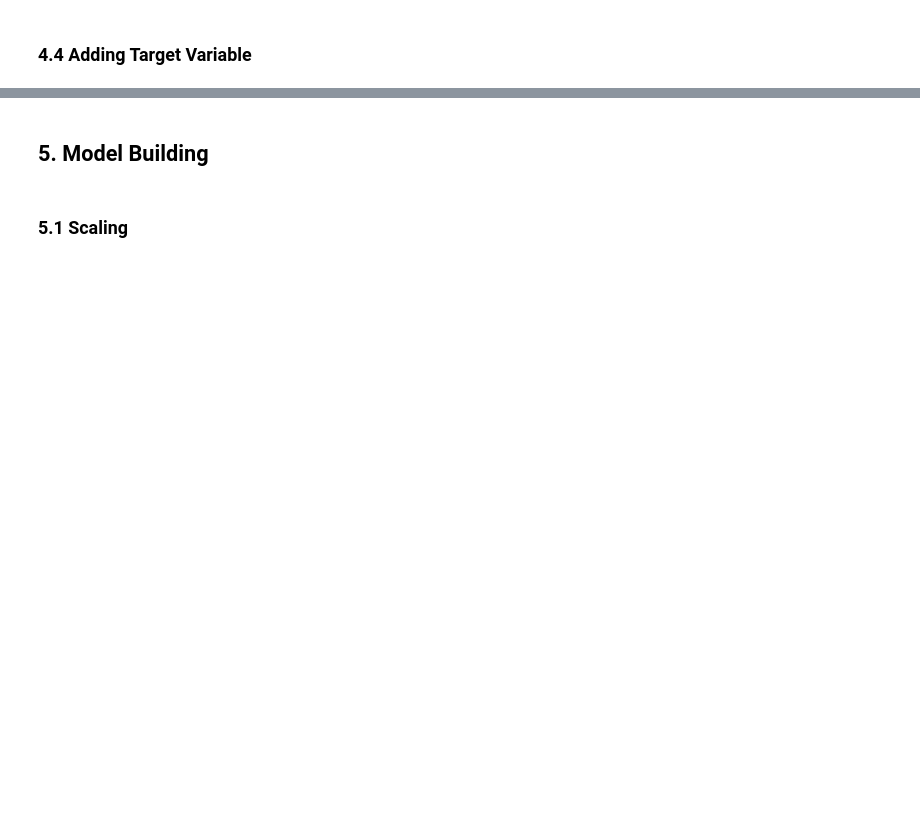
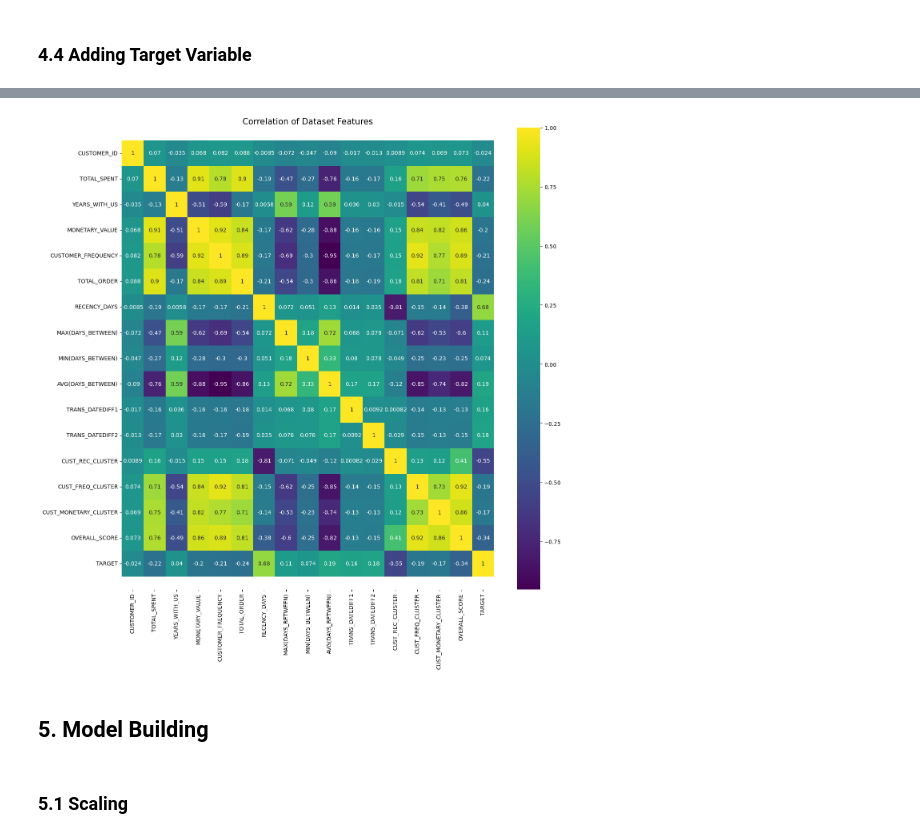
Before and after one commit to cshiwei330/ICP-ASG3-Insightify, a Jupyter notebook: Next Purchase Data Reorganised.ipynb, the cells around one changed output, grey strips where cells are left out. Saved outputs shown, nothing was run; the diff lists cells and outputs as text; code cells hidden in the pictures; blank space fills up the shorter version.

```diff
--- a/Next Purchase Data Reorganised.ipynb
+++ b/Next Purchase Data Reorganised.ipynb
@@ -1318,3 +1332,0 @@ final_df.head()
-# %%
-final_df["TARGET"].fillna(999, inplace = True)
-final_df.head()
@@ -1327,0 +1333,6 @@ final_df.head()
+# %%
+# find the average between the number of days of the past 3 transactions and add 15 to it and fill those rows will Nan
+
+final_df["TARGET"].fillna(np.floor((final_df["TRANS_DATEDIFF1"] + final_df["TRANS_DATEDIFF2"])/2)+15, inplace = True)
+final_df["TARGET"] = final_df["TARGET"].astype(int)
+final_df.head()
@@ -1328,3 +1346,13 @@ final_df.head()
+# %%
+colormap = plt.cm.viridis
+plt.figure(figsize=(15,15))
+plt.title('Correlation of Dataset Features', size=15)
+ax = sns.heatmap(final_df.astype(float).corr(), cmap=colormap, annot=True)
+bottom, top = ax.get_ylim()
+ax.set_ylim(bottom + 0.5, top - 0.5)
+plt.show()
+# %% [output]
+[figure, added]
 # %% [markdown]
 ## 5. Model Building <a id="part5"></a>
 # %% [markdown]
```
Also changed, not shown: parts of 28 cells of this notebook.
